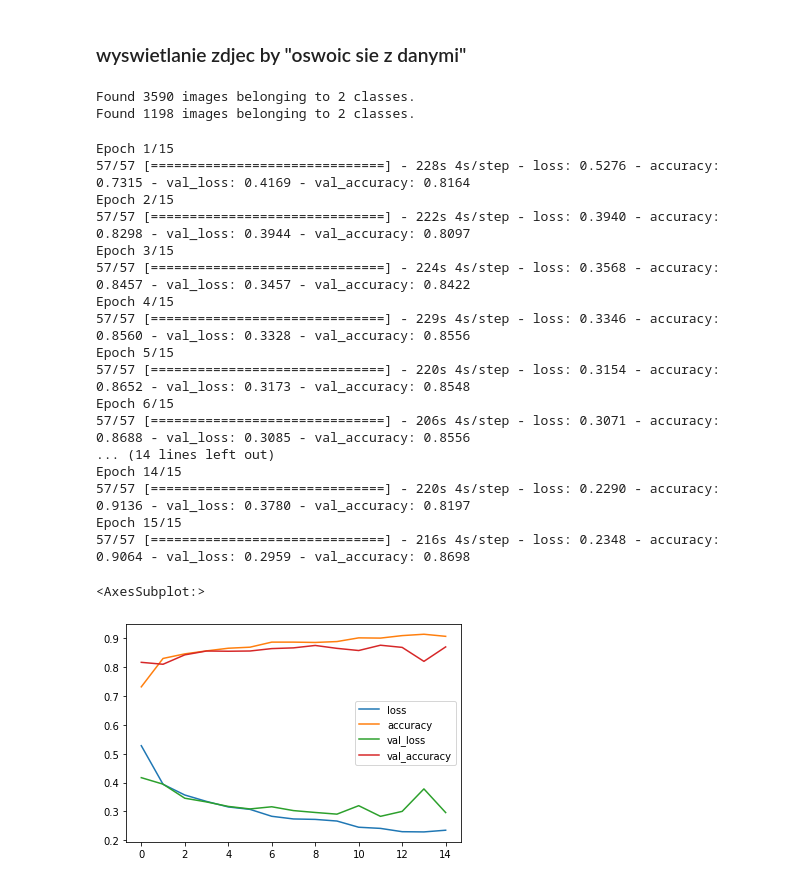
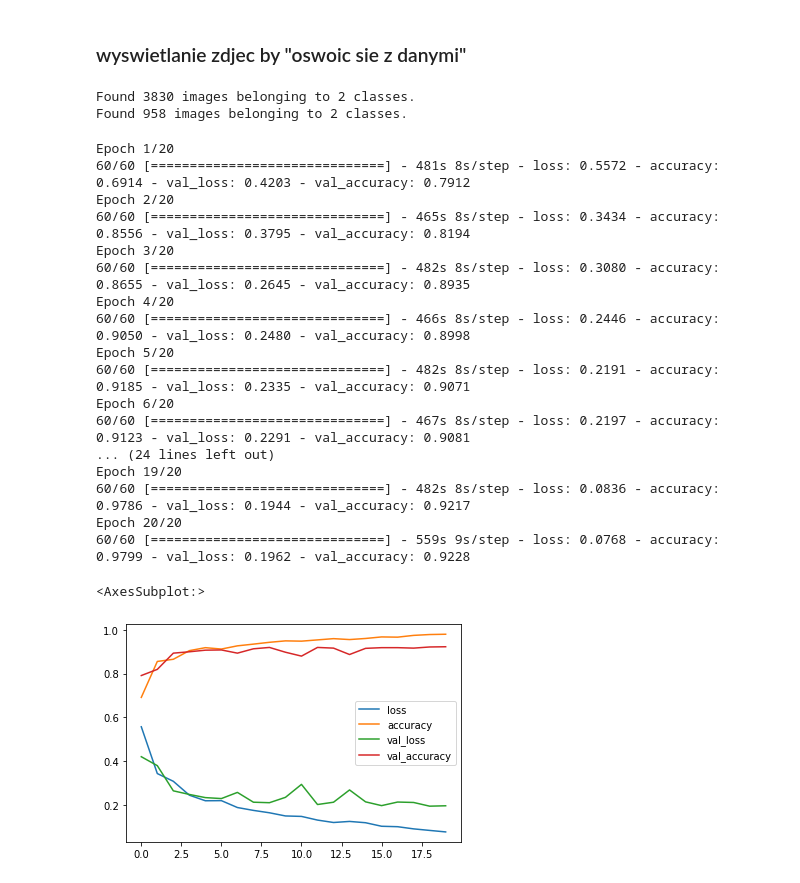
Before and after one commit to michalskibinski109/projekt, a Jupyter notebook: PROJEKT.ipynb, the cells around one changed output. Cells and saved outputs as stored; diff of their text form; code cells hidden in the pictures.

```diff
--- a/PROJEKT.ipynb
+++ b/PROJEKT.ipynb
@@ -6,6 +6,8 @@ import pandas as pd
 import tensorflow as tf
 import cv2
 from sklearn.model_selection import train_test_split
+np.random.seed(1)
+IMG_SIZE = 196
 # %% [markdown]
 ### importowanie danych z pliku
 * tytuly obrazkow z kotami zaczynaja sie od wielkiej litery
@@ -15,8 +17,7 @@ from sklearn.model_selection import train_test_split
 * N - ilosc zdjec
 # %%
 DATADIR = os.path.curdir + '/images/images'
-np.random.seed(1)
-IMG_SIZE = 128
+
 names = []
 with os.scandir(DATADIR) as images:
     for i, img in enumerate(images):
@@ -79,7 +80,8 @@ from tensorflow.keras.optimizers import SGD
 # define cnn model
 def define_model():
 	# load model
-	model = tf.keras.applications.vgg16.VGG16(include_top=False, input_shape=(IMG_SIZE, IMG_SIZE, 3))
+	model = tf.keras.applications.vgg16.VGG16(include_top=False, input_shape=(IMG_SIZE, IMG_SIZE, 3),
+                                           kernel_regularizer=tf.keras.regularizers.l2(0.001))
 	# mark loaded layers as not trainable
 	for layer in model.layers:
 		layer.trainable = False
@@ -106,31 +108,31 @@ train_it = datagen.flow_from_directory('input_for_model/train/',
 test_it = datagen.flow_from_directory('input_for_model/test/',
 	class_mode='binary', batch_size=64, target_size=(IMG_SIZE, IMG_SIZE))
 # %% [output]
-Found 3590 images belonging to 2 classes.
-Found 1198 images belonging to 2 classes.
+Found 3830 images belonging to 2 classes.
+Found 958 images belonging to 2 classes.
 # %%
 
 # fit model
 history = model.fit(train_it, steps_per_epoch=len(train_it),
-	validation_data=test_it, validation_steps=len(test_it), epochs=15)
+	validation_data=test_it, validation_steps=len(test_it), epochs=20)
 pd.DataFrame(history.history).plot()
 # %% [output]
-Epoch 1/15
-57/57 [==============================] - 228s 4s/step - loss: 0.5276 - accuracy: 0.7315 - val_loss: 0.4169 - val_accuracy: 0.8164
-Epoch 2/15
-57/57 [==============================] - 222s 4s/step - loss: 0.3940 - accuracy: 0.8298 - val_loss: 0.3944 - val_accuracy: 0.8097
-Epoch 3/15
-57/57 [==============================] - 224s 4s/step - loss: 0.3568 - accuracy: 0.8457 - val_loss: 0.3457 - val_accuracy: 0.8422
-Epoch 4/15
-57/57 [==============================] - 229s 4s/step - loss: 0.3346 - accuracy: 0.8560 - val_loss: 0.3328 - val_accuracy: 0.8556
-Epoch 5/15
-57/57 [==============================] - 220s 4s/step - loss: 0.3154 - accuracy: 0.8652 - val_loss: 0.3173 - val_accuracy: 0.8548
-Epoch 6/15
-57/57 [==============================] - 206s 4s/step - loss: 0.3071 - accuracy: 0.8688 - val_loss: 0.3085 - val_accuracy: 0.8556
-... (14 lines left out)
-Epoch 14/15
-57/57 [==============================] - 220s 4s/step - loss: 0.2290 - accuracy: 0.9136 - val_loss: 0.3780 - val_accuracy: 0.8197
-Epoch 15/15
-57/57 [==============================] - 216s 4s/step - loss: 0.2348 - accuracy: 0.9064 - val_loss: 0.2959 - val_accuracy: 0.8698
+Epoch 1/20
+60/60 [==============================] - 481s 8s/step - loss: 0.5572 - accuracy: 0.6914 - val_loss: 0.4203 - val_accuracy: 0.7912
+Epoch 2/20
+60/60 [==============================] - 465s 8s/step - loss: 0.3434 - accuracy: 0.8556 - val_loss: 0.3795 - val_accuracy: 0.8194
+Epoch 3/20
+60/60 [==============================] - 482s 8s/step - loss: 0.3080 - accuracy: 0.8655 - val_loss: 0.2645 - val_accuracy: 0.8935
+Epoch 4/20
+60/60 [==============================] - 466s 8s/step - loss: 0.2446 - accuracy: 0.9050 - val_loss: 0.2480 - val_accuracy: 0.8998
+Epoch 5/20
+60/60 [==============================] - 482s 8s/step - loss: 0.2191 - accuracy: 0.9185 - val_loss: 0.2335 - val_accuracy: 0.9071
+Epoch 6/20
+60/60 [==============================] - 467s 8s/step - loss: 0.2197 - accuracy: 0.9123 - val_loss: 0.2291 - val_accuracy: 0.9081
+... (24 lines left out)
+Epoch 19/20
+60/60 [==============================] - 482s 8s/step - loss: 0.0836 - accuracy: 0.9786 - val_loss: 0.1944 - val_accuracy: 0.9217
+Epoch 20/20
+60/60 [==============================] - 559s 9s/step - loss: 0.0768 - accuracy: 0.9799 - val_loss: 0.1962 - val_accuracy: 0.9228
 <AxesSubplot:>
-[figure, old version]
+[figure, new version]
```
Also changed, not shown: parts of 7 cells of this notebook, 1 other file.
